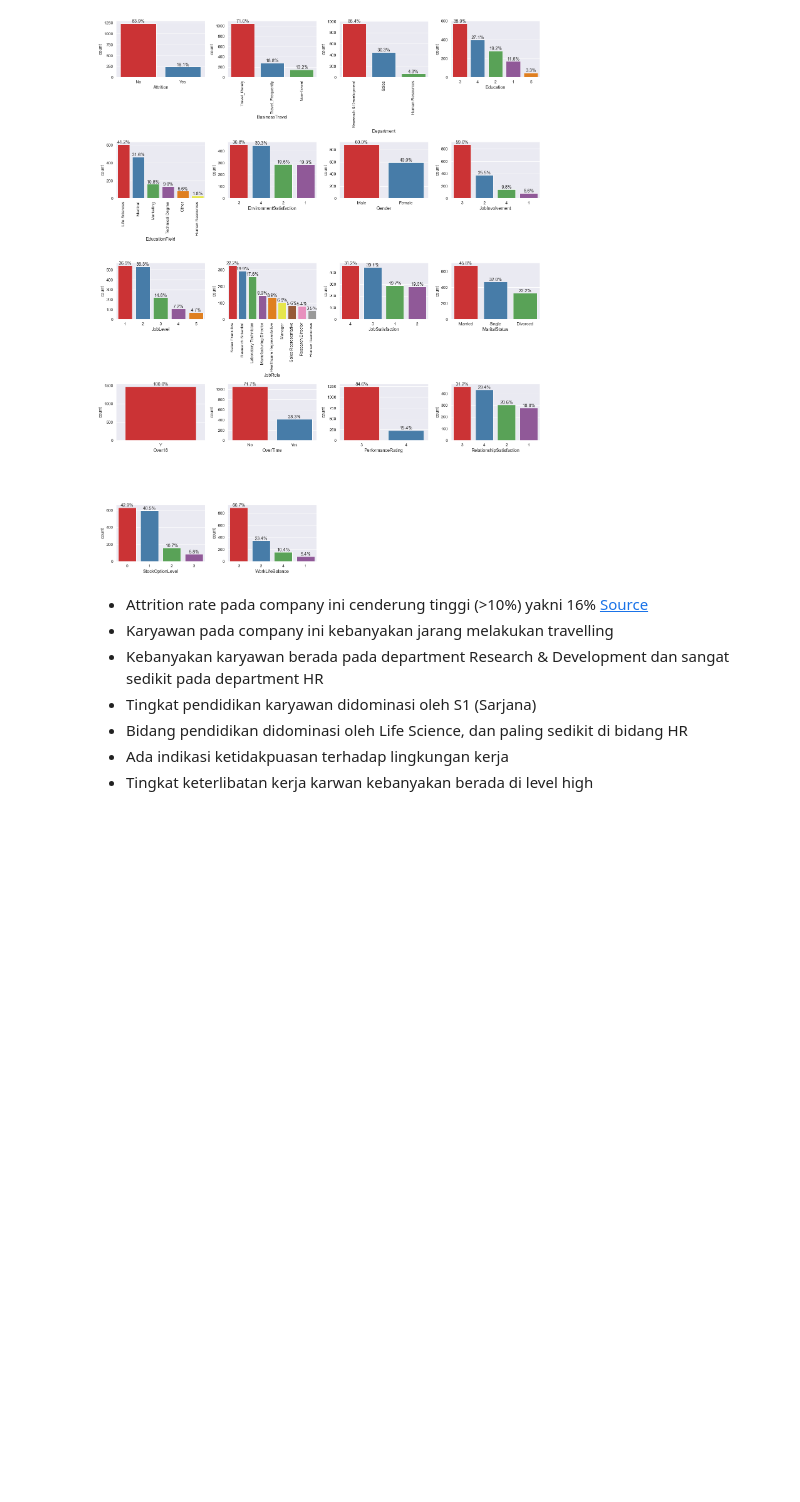
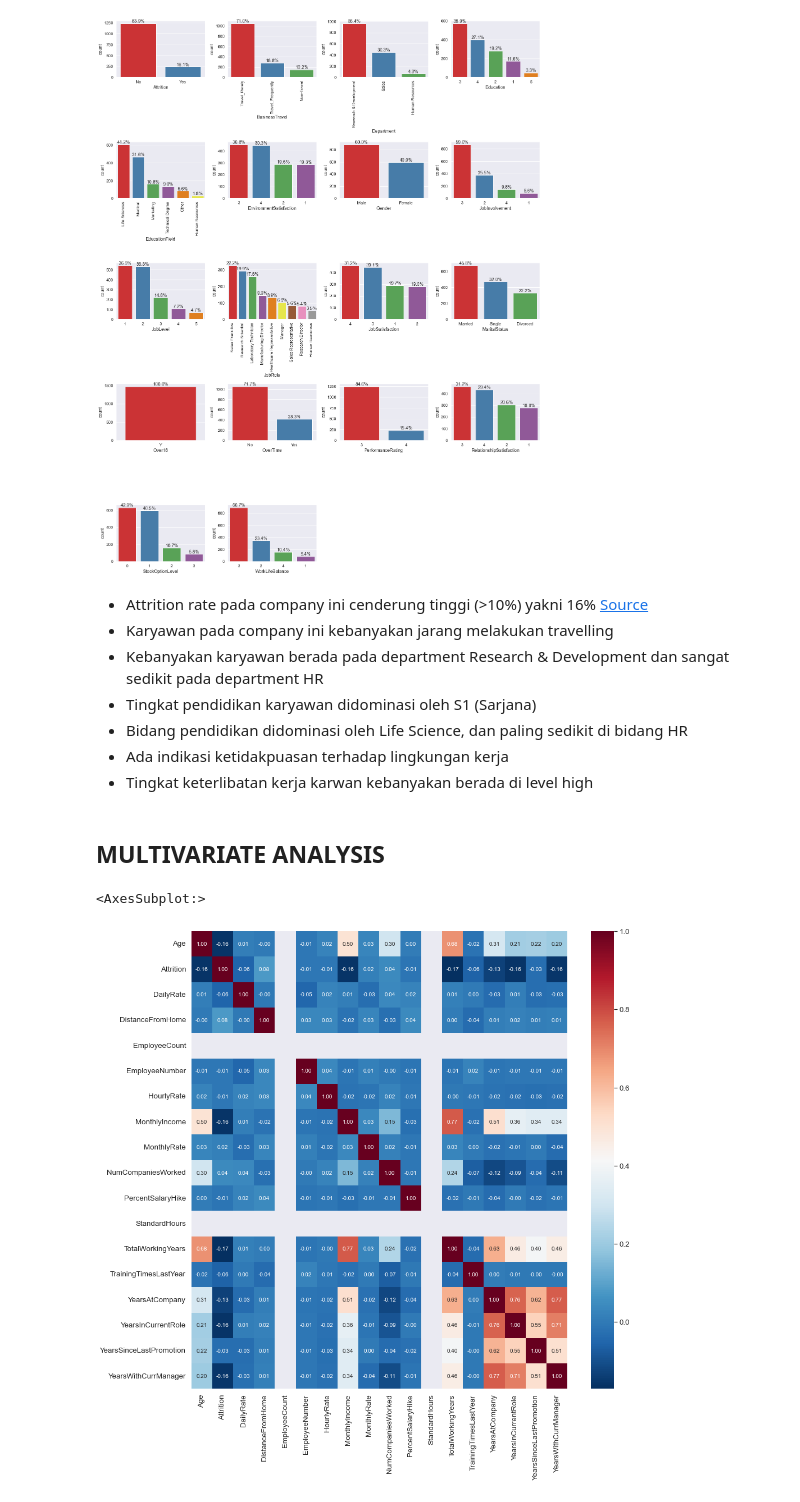
Before and after one commit to arsand07/Employee-Attrition, a Jupyter notebook: Stage 1/stage 1.ipynb, the cells around one changed output. Cells and saved outputs as stored; diff of their text form; code cells hidden in the pictures; blank space fills up the shorter version.

Commit message:
Multivariate Analysis

```diff
--- a/Stage 1/stage 1.ipynb
+++ b/Stage 1/stage 1.ipynb
@@ -309,3 +316,18 @@ for i,j in enumerate(kat):
 - Bidang pendidikan didominasi oleh Life Science, dan paling sedikit di bidang HR
 - Ada indikasi ketidakpuasan terhadap lingkungan kerja
 - Tingkat keterlibatan kerja karwan kebanyakan berada di level high
+# %% [markdown]
+## __MULTIVARIATE ANALYSIS__
+# %%
+#Karena fungsi corr hanya bekerja pada data numerik, maka kolom attrition akan dibuat numeric
+df2 = df.copy()
+df2['Attrition'] = df2['Attrition'].map({
+        'Yes':1,
+        "No":0
+})
+
+plt.figure(figsize=(15,15))
+sns.heatmap(df2.corr(), annot=True, fmt='.2f', cmap='RdBu_r')
+# %% [output]
+<AxesSubplot:>
+[figure, added]
```
Also changed, not shown: parts of 3 cells of this notebook.
